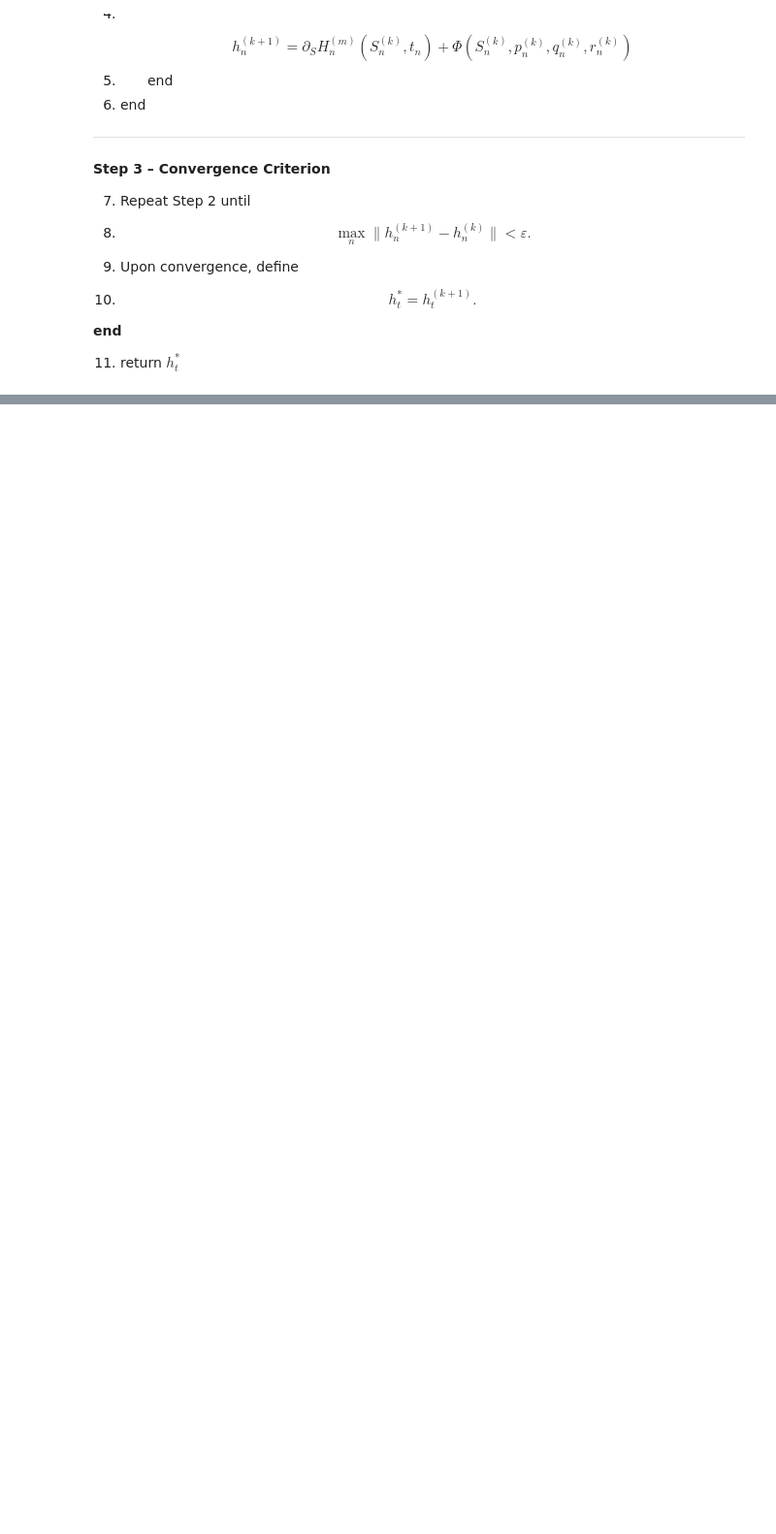
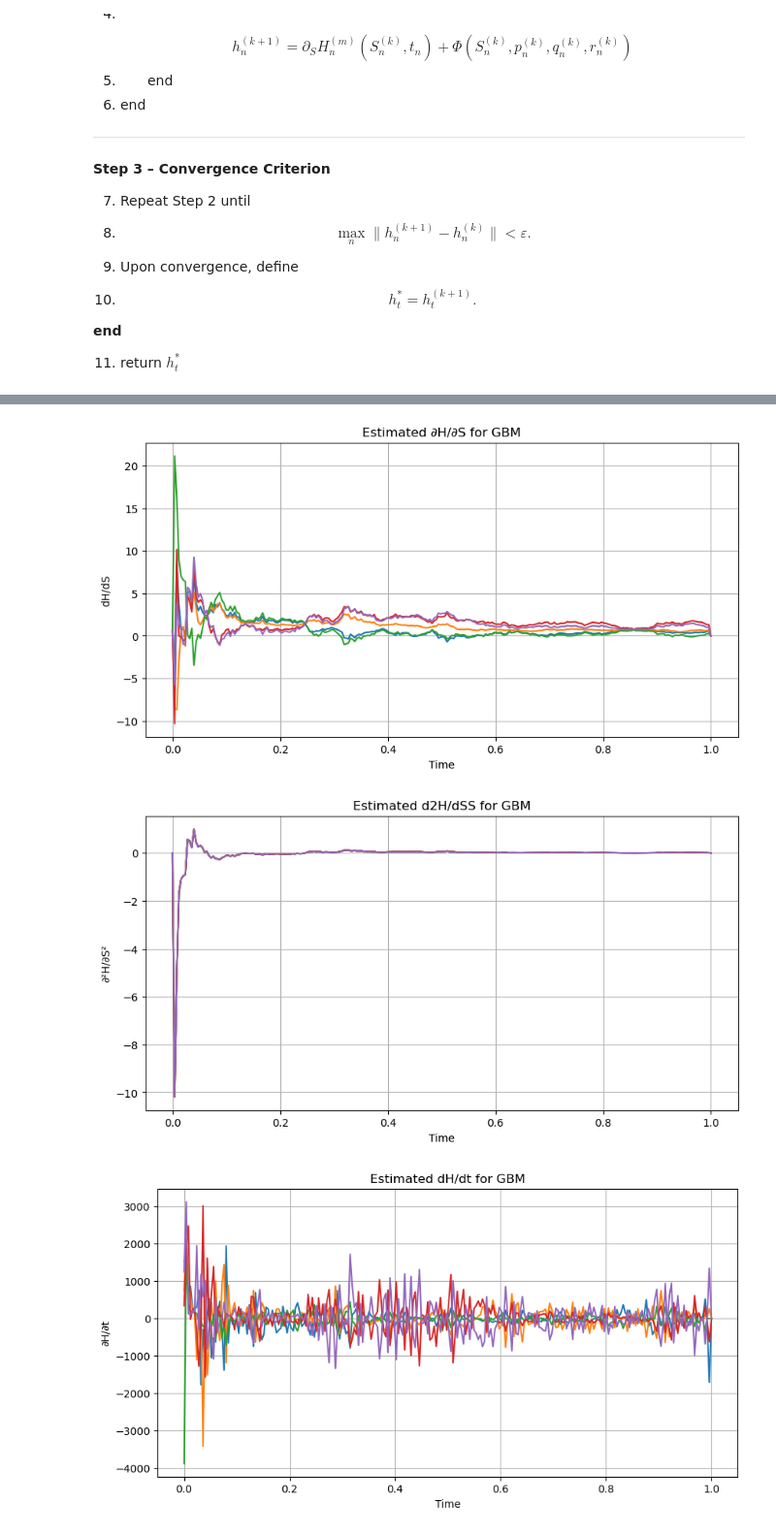
Before and after one commit to JoaoJungblut/Maturity-Risk-for-Variational-Heding, a Jupyter notebook: test.ipynb, the cells around one changed output, grey strips where cells are left out. Shown at 97% size. Saved outputs shown, nothing was run; the diff lists cells and outputs as text; code cells hidden in the pictures; blank space fills up the shorter version.

```diff
--- a/test.ipynb
+++ b/test.ipynb
@@ -319,0 +436,34 @@ The algorithm above produces a sequence of admissible controls $\{h^{(k)}\}$ tha
+# %%
+# === Gráfico para dH/dS ===
+plt.figure(figsize=(10, 5))
+for i in range(M):
+    plt.plot(time_grid, dH_dS[i])
+plt.title("Estimated dH/dS for GBM")
+plt.xlabel("Time")
+plt.ylabel("dH/dS")
+plt.grid(True)
+plt.show()
+
+# === Gráfico para d2H/dSS ===
+plt.figure(figsize=(10, 5))
+for i in range(M):
+    plt.plot(time_grid, d2H_dSS[i])
+plt.title("Estimated d2H/dSS for GBM")
+plt.xlabel("Time")
+plt.ylabel("d2H/dSS")
+plt.grid(True)
+plt.show()
+
+# === Gráfico para dH/dt ===
+plt.figure(figsize=(10, 5))
+for i in range(M):
+    plt.plot(time_grid, dH_dt[i])
+plt.title("Estimated dH/dt for GBM")
+plt.xlabel("Time")
+plt.ylabel("dH/dt")
+plt.grid(True)
+plt.show()
+# %% [output]
+[figure, added]
+[figure, added]
+[figure, added]
```
Also changed, not shown: parts of 4 cells of this notebook, 2 other files.
